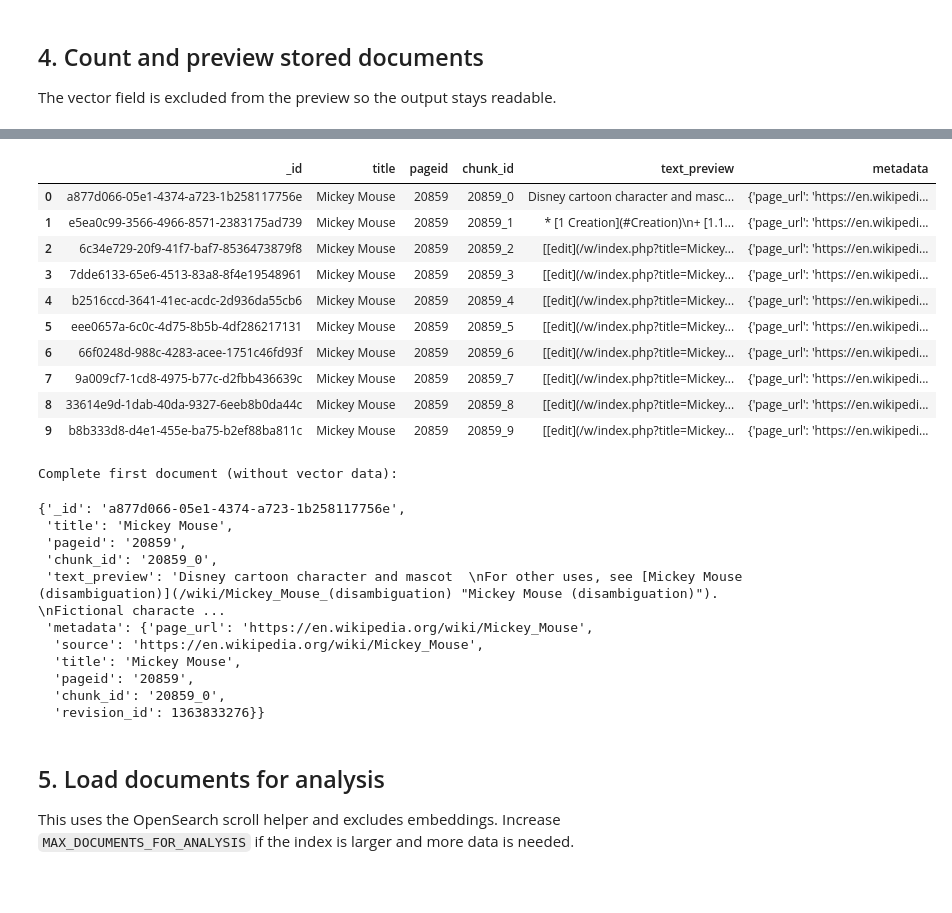
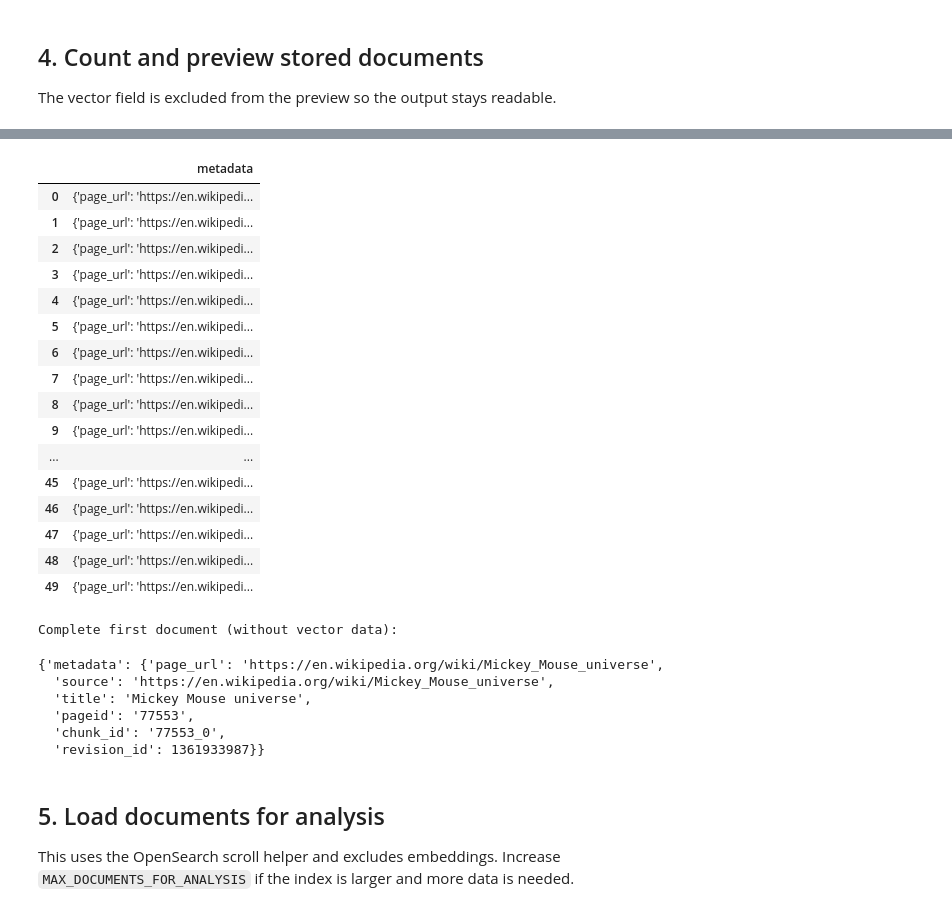
Before and after one commit to vermaankit2005/local-hybrid-rag, a Jupyter notebook: opensearch_visualization.ipynb, the cells around one changed output, grey strips where cells are left out. Saved outputs shown, nothing was run; the diff lists cells and outputs as text; code cells hidden in the pictures; blank space fills up the shorter version.

```diff
--- a/opensearch_visualization.ipynb
+++ b/opensearch_visualization.ipynb
@@ -186,7 +169,7 @@ print(f"Total documents in '{INDEX_NAME}': {total_documents:,}")
 preview_response = client.search(
     index=INDEX_NAME,
     body={
-        "size": min(10, total_documents),
+        "size": min(50, total_documents),
         "_source": {"excludes": ["embedding", "vector"]},
         "query": {"match_all": {}},
     },
@@ -196,12 +179,13 @@ preview_rows = []
 for hit in preview_response["hits"]["hits"]:
     source = hit.get("_source", {})
     metadata = source.get("metadata", {}) or {}
+    print(metadata)
     preview_rows.append({
-        "_id": hit.get("_id"),
-        "title": metadata.get("title"),
-        "pageid": metadata.get("pageid"),
-        "chunk_id": metadata.get("chunk_id"),
-        "text_preview": str(source.get("text", ""))[:300],
+        # "_id": hit.get("_id"),
+        # "title": metadata.get("title"),
+        # "pageid": metadata.get("pageid"),
+        # "chunk_id": metadata.get("chunk_id"),
+        # "text_preview": str(source.get("text", ""))[:300],
         "metadata": metadata,
     })
 
@@ -215,26 +215,27 @@ Total documents in 'mickey_mouse_wiki_articles_v1': 643
-|  | _id | title | pageid | chunk_id | text_preview | metadata |
-| 0 | a877d066-05e1-4374-a723-1b258117756e | Mickey Mouse | 20859 | 20859_0 | Disney cartoon character and masc... | {'page_url': 'https://en.wikipedi... |
-| 1 | e5ea0c99-3566-4966-8571-2383175ad739 | Mickey Mouse | 20859 | 20859_1 | * [1 Creation](#Creation)\n+ [1.1... | {'page_url': 'https://en.wikipedi... |
-| 2 | 6c34e729-20f9-41f7-baf7-8536473879f8 | Mickey Mouse | 20859 | 20859_2 | [[edit](/w/index.php?title=Mickey... | {'page_url': 'https://en.wikipedi... |
-| 3 | 7dde6133-65e6-4513-83a8-8f4e19548961 | Mickey Mouse | 20859 | 20859_3 | [[edit](/w/index.php?title=Mickey... | {'page_url': 'https://en.wikipedi... |
-| 4 | b2516ccd-3641-41ec-acdc-2d936da55cb6 | Mickey Mouse | 20859 | 20859_4 | [[edit](/w/index.php?title=Mickey... | {'page_url': 'https://en.wikipedi... |
-| 5 | eee0657a-6c0c-4d75-8b5b-4df286217131 | Mickey Mouse | 20859 | 20859_5 | [[edit](/w/index.php?title=Mickey... | {'page_url': 'https://en.wikipedi... |
-| 6 | 66f0248d-988c-4283-acee-1751c46fd93f | Mickey Mouse | 20859 | 20859_6 | [[edit](/w/index.php?title=Mickey... | {'page_url': 'https://en.wikipedi... |
-| 7 | 9a009cf7-1cd8-4975-b77c-d2fbb436639c | Mickey Mouse | 20859 | 20859_7 | [[edit](/w/index.php?title=Mickey... | {'page_url': 'https://en.wikipedi... |
-| 8 | 33614e9d-1dab-40da-9327-6eeb8b0da44c | Mickey Mouse | 20859 | 20859_8 | [[edit](/w/index.php?title=Mickey... | {'page_url': 'https://en.wikipedi... |
-| 9 | b8b333d8-d4e1-455e-ba75-b2ef88ba811c | Mickey Mouse | 20859 | 20859_9 | [[edit](/w/index.php?title=Mickey... | {'page_url': 'https://en.wikipedi... |
+|  | metadata |
+| 0 | {'page_url': 'https://en.wikipedi... |
+| 1 | {'page_url': 'https://en.wikipedi... |
+| 2 | {'page_url': 'https://en.wikipedi... |
+| 3 | {'page_url': 'https://en.wikipedi... |
+| 4 | {'page_url': 'https://en.wikipedi... |
+| 5 | {'page_url': 'https://en.wikipedi... |
+| 6 | {'page_url': 'https://en.wikipedi... |
+| 7 | {'page_url': 'https://en.wikipedi... |
+| 8 | {'page_url': 'https://en.wikipedi... |
+| 9 | {'page_url': 'https://en.wikipedi... |
+| ... | ... |
+| 45 | {'page_url': 'https://en.wikipedi... |
+| 46 | {'page_url': 'https://en.wikipedi... |
+| 47 | {'page_url': 'https://en.wikipedi... |
+| 48 | {'page_url': 'https://en.wikipedi... |
+| 49 | {'page_url': 'https://en.wikipedi... |
 Complete first document (without vector data):
-{'_id': 'a877d066-05e1-4374-a723-1b258117756e',
- 'title': 'Mickey Mouse',
- 'pageid': '20859',
- 'chunk_id': '20859_0',
- 'text_preview': 'Disney cartoon character and mascot  \nFor other uses, see [Mickey Mouse (disambiguation)](/wiki/Mickey_Mouse_(disambiguation) "Mickey Mouse (disambiguation)").  \nFictional characte ...
- 'metadata': {'page_url': 'https://en.wikipedia.org/wiki/Mickey_Mouse',
-  'source': 'https://en.wikipedia.org/wiki/Mickey_Mouse',
-  'title': 'Mickey Mouse',
-  'pageid': '20859',
-  'chunk_id': '20859_0',
-  'revision_id': 1363833276}}
+{'metadata': {'page_url': 'https://en.wikipedia.org/wiki/Mickey_Mouse_universe',
+  'source': 'https://en.wikipedia.org/wiki/Mickey_Mouse_universe',
+  'title': 'Mickey Mouse universe',
+  'pageid': '77553',
+  'chunk_id': '77553_0',
+  'revision_id': 1361933987}}
 # %% [markdown]
 ## 5. Load documents for analysis
 
```
Also changed, not shown: parts of 3 cells of this notebook, 8 other files.
